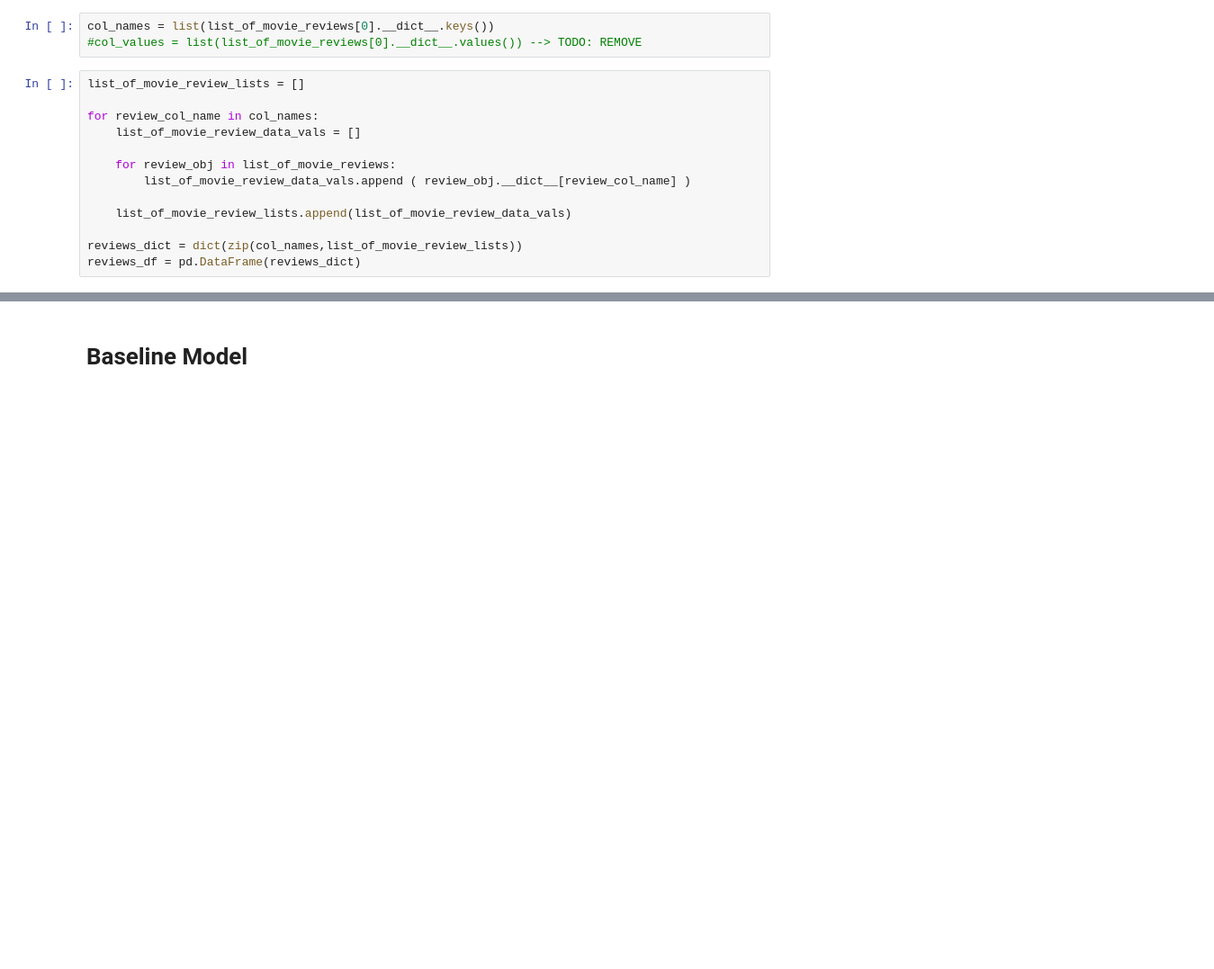
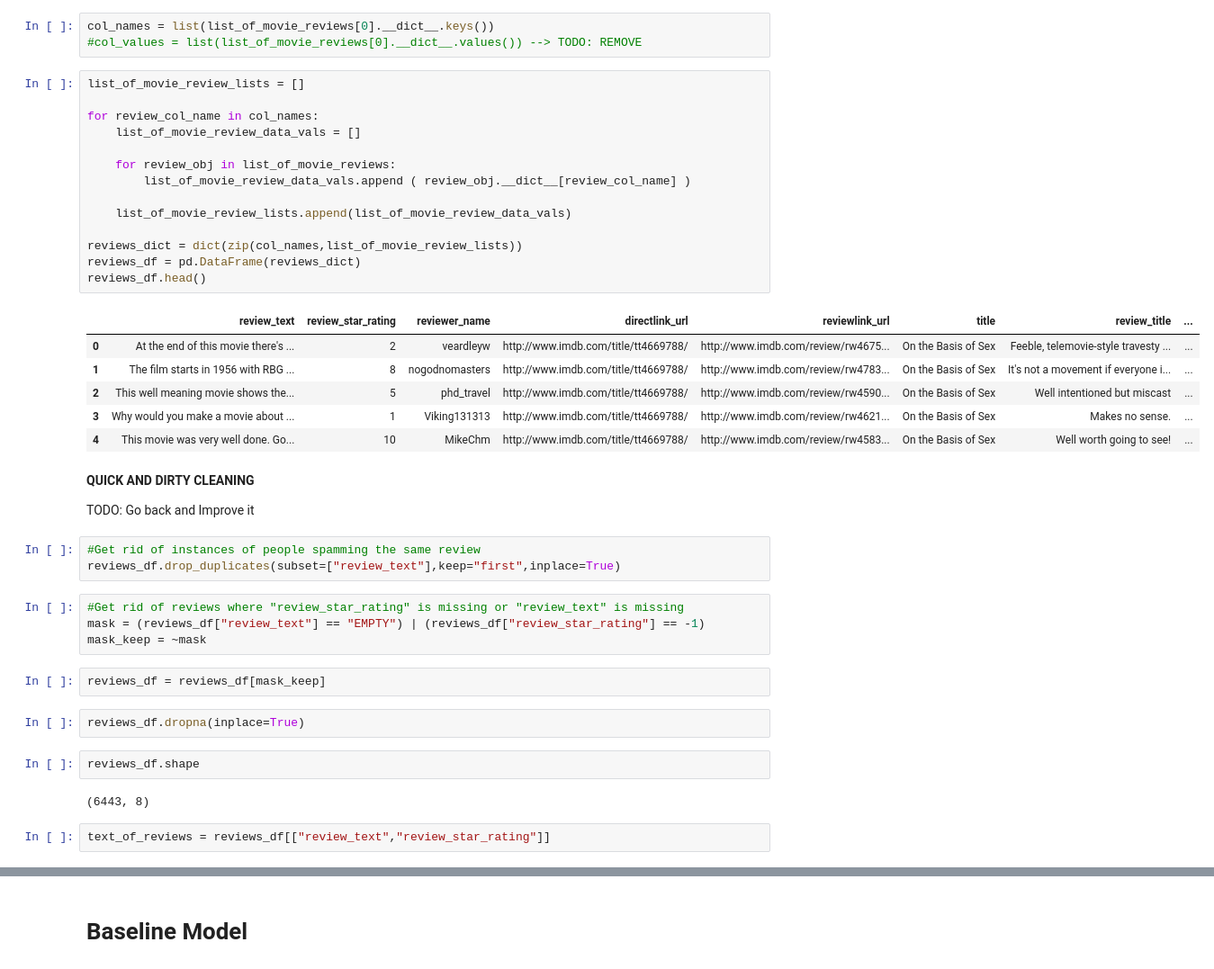
Before and after one commit to michael-a-green/Metis_Project5, a Jupyter notebook: Source/Project5.ipynb, the cells around one changed output, grey strips where cells are left out. Shown at 90% size. Drawn from its saved outputs; the diff is of its cells as text; blank space fills up the shorter version.

```diff
--- a/Source/Project5.ipynb
+++ b/Source/Project5.ipynb
@@ -65,13 +93,42 @@ col_names = list(list_of_movie_reviews[0].__dict__.keys())
 # %%
 list_of_movie_review_lists = []
 
 for review_col_name in col_names:
     list_of_movie_review_data_vals = []
 
     for review_obj in list_of_movie_reviews:
         list_of_movie_review_data_vals.append ( review_obj.__dict__[review_col_name] )
 
     list_of_movie_review_lists.append(list_of_movie_review_data_vals)
 
 reviews_dict = dict(zip(col_names,list_of_movie_review_lists))
 reviews_df = pd.DataFrame(reviews_dict)
+reviews_df.head()
+# %% [output]
+|  | review_text | review_star_rating | reviewer_name | directlink_url | reviewlink_url | title | review_title | ... |
+| 0 | At the end of this movie there's ... | 2 | veardleyw | http://www.imdb.com/title/tt4669788/ | http://www.imdb.com/review/rw4675... | On the Basis of Sex | Feeble, telemovie-style travesty ... | ... |
+| 1 | The film starts in 1956 with RBG ... | 8 | nogodnomasters | http://www.imdb.com/title/tt4669788/ | http://www.imdb.com/review/rw4783... | On the Basis of Sex | It's not a movement if everyone i... | ... |
+| 2 | This well meaning movie shows the... | 5 | phd_travel | http://www.imdb.com/title/tt4669788/ | http://www.imdb.com/review/rw4590... | On the Basis of Sex | Well intentioned but miscast | ... |
+| 3 | Why would you make a movie about ... | 1 | Viking131313 | http://www.imdb.com/title/tt4669788/ | http://www.imdb.com/review/rw4621... | On the Basis of Sex | Makes no sense. | ... |
+| 4 | This movie was very well done. Go... | 10 | MikeChm | http://www.imdb.com/title/tt4669788/ | http://www.imdb.com/review/rw4583... | On the Basis of Sex | Well worth going to see! | ... |
+# %% [markdown]
+**QUICK AND DIRTY CLEANING**
+
+TODO: Go back and Improve it
+# %%
+#Get rid of instances of people spamming the same review
+reviews_df.drop_duplicates(subset=["review_text"],keep="first",inplace=True)
+# %%
+#Get rid of reviews where "review_star_rating" is missing or "review_text" is missing
+mask = (reviews_df["review_text"] == "EMPTY") | (reviews_df["review_star_rating"] == -1)
+mask_keep = ~mask
+# %%
+reviews_df = reviews_df[mask_keep]
+# %%
+reviews_df.dropna(inplace=True)
+# %%
+reviews_df.shape
+# %% [output]
+(6443, 8)
+# %%
+text_of_reviews = reviews_df[["review_text","review_star_rating"]]
```
Also changed, not shown: parts of 31 cells of this notebook.
